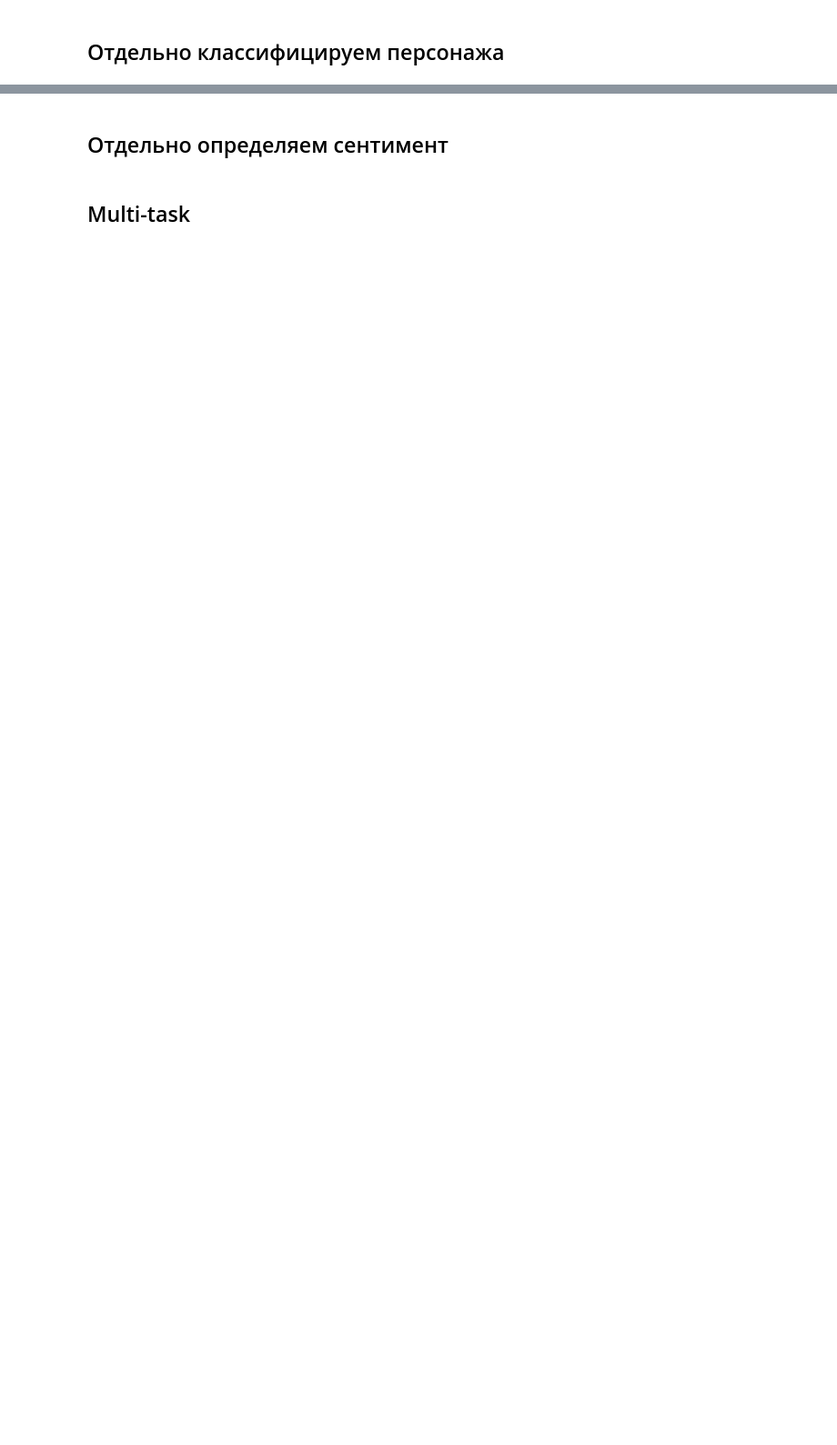
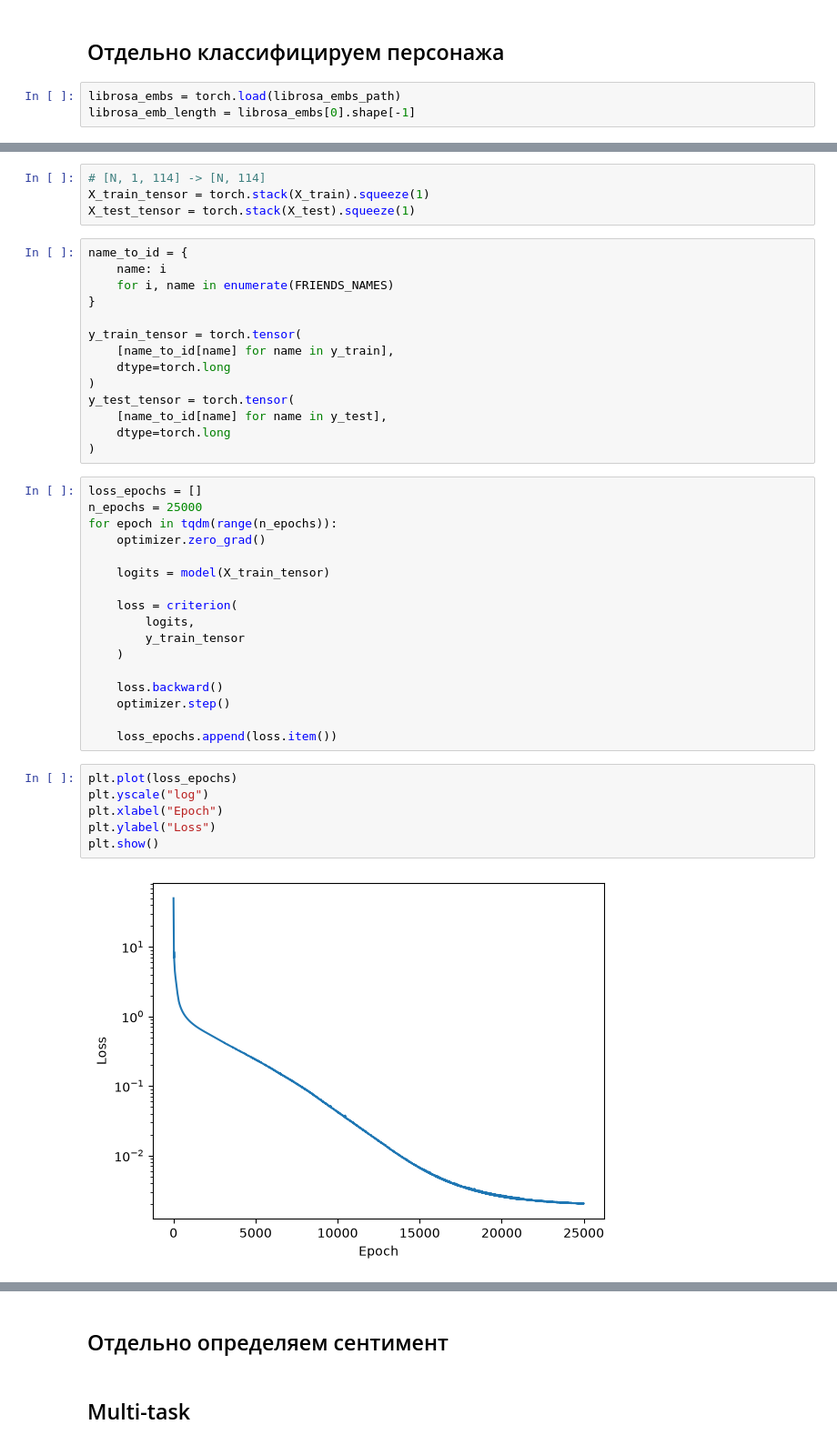
Before and after one commit to ivanVgusev/advanced-machine-learning, a Jupyter notebook: lab2/lab2.ipynb, the cells around one changed output, grey strips where cells are left out. Shown at 91% size. Cells and saved outputs as stored; diff of their text form; blank space fills up the shorter version.

```diff
--- a/lab2/lab2.ipynb
+++ b/lab2/lab2.ipynb
@@ -245,2 +241,5 @@ KeyboardInterrupt:
 # %% [markdown]
 ## Отдельно классифицируем персонажа
+# %%
+librosa_embs = torch.load(librosa_embs_path)
+librosa_emb_length = librosa_embs[0].shape[-1]
@@ -246,0 +277,43 @@ KeyboardInterrupt:
+# %%
+# [N, 1, 114] -> [N, 114]
+X_train_tensor = torch.stack(X_train).squeeze(1)
+X_test_tensor = torch.stack(X_test).squeeze(1)
+# %%
+name_to_id = {
+    name: i
+    for i, name in enumerate(FRIENDS_NAMES)
+}
+
+y_train_tensor = torch.tensor(
+    [name_to_id[name] for name in y_train],
+    dtype=torch.long
+)
+y_test_tensor = torch.tensor(
+    [name_to_id[name] for name in y_test],
+    dtype=torch.long
+)
+# %%
+loss_epochs = []
+n_epochs = 25000
+for epoch in tqdm(range(n_epochs)):
+    optimizer.zero_grad()
+
+    logits = model(X_train_tensor)
+
+    loss = criterion(
+        logits,
+        y_train_tensor
+    )
+
+    loss.backward()
+    optimizer.step()
+
+    loss_epochs.append(loss.item())
+# %%
+plt.plot(loss_epochs)
+plt.yscale("log")
+plt.xlabel("Epoch")
+plt.ylabel("Loss")
+plt.show()
+# %% [output]
+[figure, added]
```
Also changed, not shown: parts of 10 cells of this notebook.
